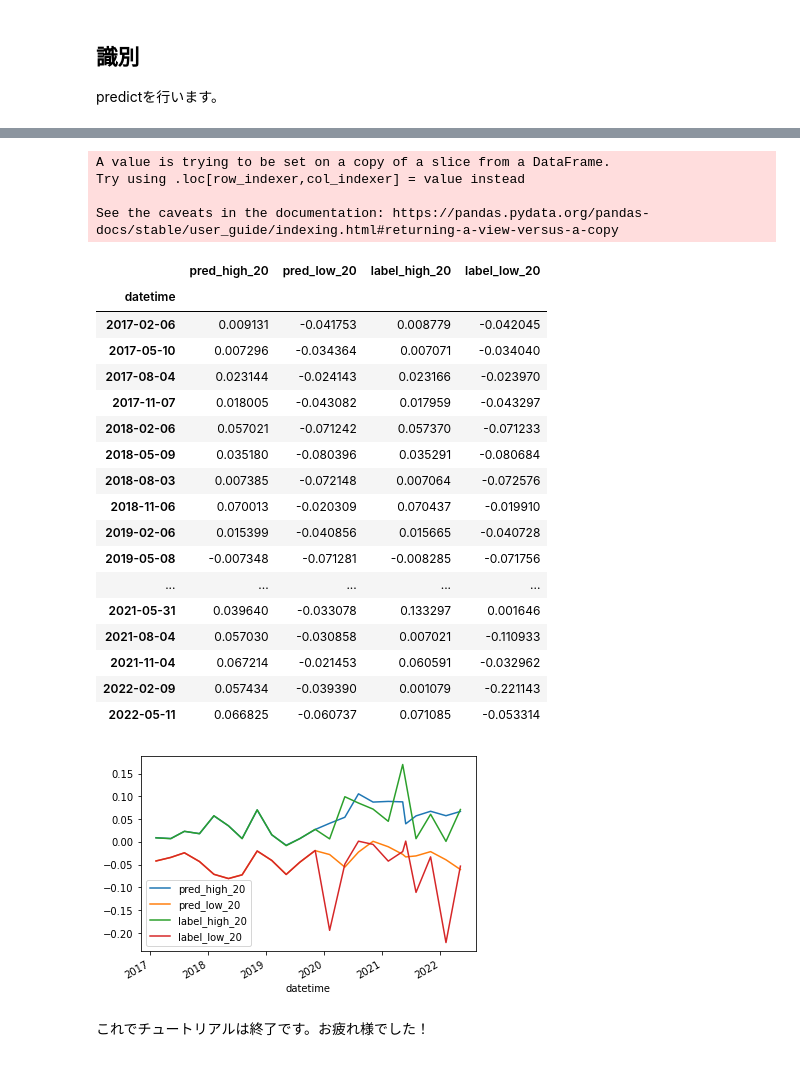
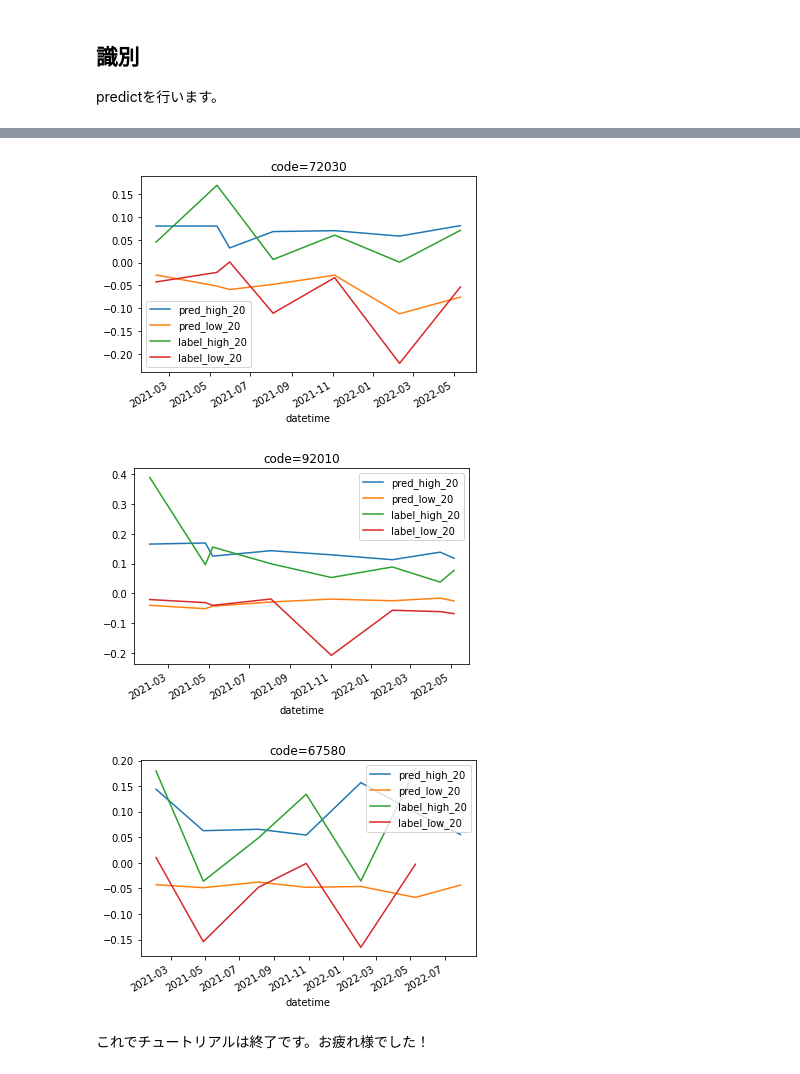
Before and after one commit to dakimura/jquants-sample, a Jupyter notebook: predictor.ipynb, the cells around one changed output, grey strips where cells are left out. Drawn from its saved outputs; the diff is of its cells as text; code cells hidden in the pictures.

```diff
--- a/predictor.ipynb
+++ b/predictor.ipynb
@@ -729,7 +710,7 @@ def get_df_merge(stock_price:pd.DataFrame, stock_fin:pd.DataFrame, stock_labels:
     df_financial = pd.concat(df_financial)
 
     # TypeOfDocument=NumerialCorrectionなどの場合において、　Disclosed Dateが同じのドキュメントが同一銘柄で存在したりする。
-    # datetime-codeをuniqueなindexとしたいので一旦そういった重複日のドキュメントは排除する。
+    # datetime-codeをuniqueなindexとしたいので一旦そういった重複日のドキュメントは排除する
     df_financial = df_financial[~df_financial.index.duplicated(keep='first')]
 
     if train:
@@ -764,12 +745,12 @@ def save_model(model, label, model_path):
     with open(os.path.join(model_path, f"my_model_{label}.pkl"), "wb") as f:
         pickle.dump(model, f)
 
-def train_and_save_model(stock_price:pd.DataFrame, stock_fin:pd.DataFrame, stock_labels:pd.DataFrame, model_path):
+def train_and_save_model(stock_price:pd.DataFrame, stock_fin:pd.DataFrame, stock_labels:pd.DataFrame, train_end_dt:datetime, model_path):
     from xgboost.sklearn import XGBRegressor
     # 特徴量を作成
     df_for_ml = get_df_for_ml(stock_price, stock_fin, stock_labels, train=True)
 
-    train_df = df_for_ml[df_for_ml["datetime"] <= TRAIN_END].copy()
+    train_df = df_for_ml[df_for_ml["datetime"] <= train_end_dt].copy()
 
     model_h_final = XGBRegressor(max_depth=6, learning_rate=0.01, n_estimators=3000, n_jobs=-1,
                                  colsample_bytree=0.1, random_state=0)
@@ -785,5 +766,5 @@ def train_and_save_model(stock_price:pd.DataFrame, stock_fin:pd.DataFrame, stock
     save_model(model_h_final, "model_h_final", model_path=model_path)
     save_model(model_l_final, "model_l_final", model_path=model_path)
 
-train_and_save_model(stock_price, stock_fin, stock_labels, model_path=model_path)
+train_and_save_model(stock_price, stock_fin, stock_labels, train_end_dt=train_end_dt, model_path=model_path)
 # %% [output]
@@ -853,44 +834,25 @@ result.head()
 # %%
-# ラベルもつけて返してみる
-code = example_codes[0]
-df_label = stock_labels[stock_labels["Local Code"]==code].copy()
-feat = ["base_date", "label_high_20", "label_low_20"]
-df_label = df_label[feat]
-df_label.columns = ["datetime", "label_high_20", "label_low_20"]
+# ラベルもつけて描画してみる
+for code in example_codes:
+  df_label = stock_labels[stock_labels["Local Code"]==code].copy()
+  feat = ["base_date", "label_high_20", "label_low_20"]
+  df_label = df_label[feat]
+  df_label.columns = ["datetime", "label_high_20", "label_low_20"]
 
-df_label["datetime"] = pd.to_datetime(df_label["datetime"])
-df_label = df_label.set_index(["datetime"])
+  df_label["datetime"] = pd.to_datetime(df_label["datetime"])
+  df_label = df_label.set_index(["datetime"])
 
-result_to_draw = result.reset_index()
-result_to_draw = result_to_draw[result_to_draw["code"]==code].set_index("datetime")
-result_to_draw = result_to_draw[["pred_high_20","pred_low_20"]]
+  result_to_draw = result[result.index>=test_start_dt].copy()
+  result_to_draw = result_to_draw.reset_index()
+  result_to_draw = result_to_draw[result_to_draw["code"]==code].set_index("datetime")
+  result_to_draw = result_to_draw[["pred_high_20","pred_low_20"]]
 
-result_to_draw = pd.concat([result_to_draw, df_label[df_label.index.isin(result_to_draw.index)]], axis=1)
-result_to_draw.plot.line()
-result_to_draw
+  result_to_draw = pd.concat([result_to_draw, df_label[df_label.index.isin(result_to_draw.index)]], axis=1)
+  result_to_draw.plot.line(title="code={}".format(code))
+  result_to_draw
 # %% [output]
-A value is trying to be set on a copy of a slice from a DataFrame.
-Try using .loc[row_indexer,col_indexer] = value instead
-
-See the caveats in the documentation: https://pandas.pydata.org/pandas-docs/stable/user_guide/indexing.html#returning-a-view-versus-a-copy
-|  | pred_high_20 | pred_low_20 | label_high_20 | label_low_20 |
-| datetime |  |  |  |  |
-| 2017-02-06 | 0.009131 | -0.041753 | 0.008779 | -0.042045 |
-| 2017-05-10 | 0.007296 | -0.034364 | 0.007071 | -0.034040 |
-| 2017-08-04 | 0.023144 | -0.024143 | 0.023166 | -0.023970 |
-| 2017-11-07 | 0.018005 | -0.043082 | 0.017959 | -0.043297 |
-| 2018-02-06 | 0.057021 | -0.071242 | 0.057370 | -0.071233 |
-| 2018-05-09 | 0.035180 | -0.080396 | 0.035291 | -0.080684 |
-| 2018-08-03 | 0.007385 | -0.072148 | 0.007064 | -0.072576 |
-| 2018-11-06 | 0.070013 | -0.020309 | 0.070437 | -0.019910 |
-| 2019-02-06 | 0.015399 | -0.040856 | 0.015665 | -0.040728 |
-| 2019-05-08 | -0.007348 | -0.071281 | -0.008285 | -0.071756 |
-| ... | ... | ... | ... | ... |
-| 2021-05-31 | 0.039640 | -0.033078 | 0.133297 | 0.001646 |
-| 2021-08-04 | 0.057030 | -0.030858 | 0.007021 | -0.110933 |
-| 2021-11-04 | 0.067214 | -0.021453 | 0.060591 | -0.032962 |
-| 2022-02-09 | 0.057434 | -0.039390 | 0.001079 | -0.221143 |
-| 2022-05-11 | 0.066825 | -0.060737 | 0.071085 | -0.053314 |
-[figure, old version]
+[figure, new version]
+[figure, added]
+[figure, added]
 # %% [markdown]
 これでチュートリアルは終了です。お疲れ様でした！
```
Also changed, not shown: parts of 11 cells of this notebook, 1 other file.
